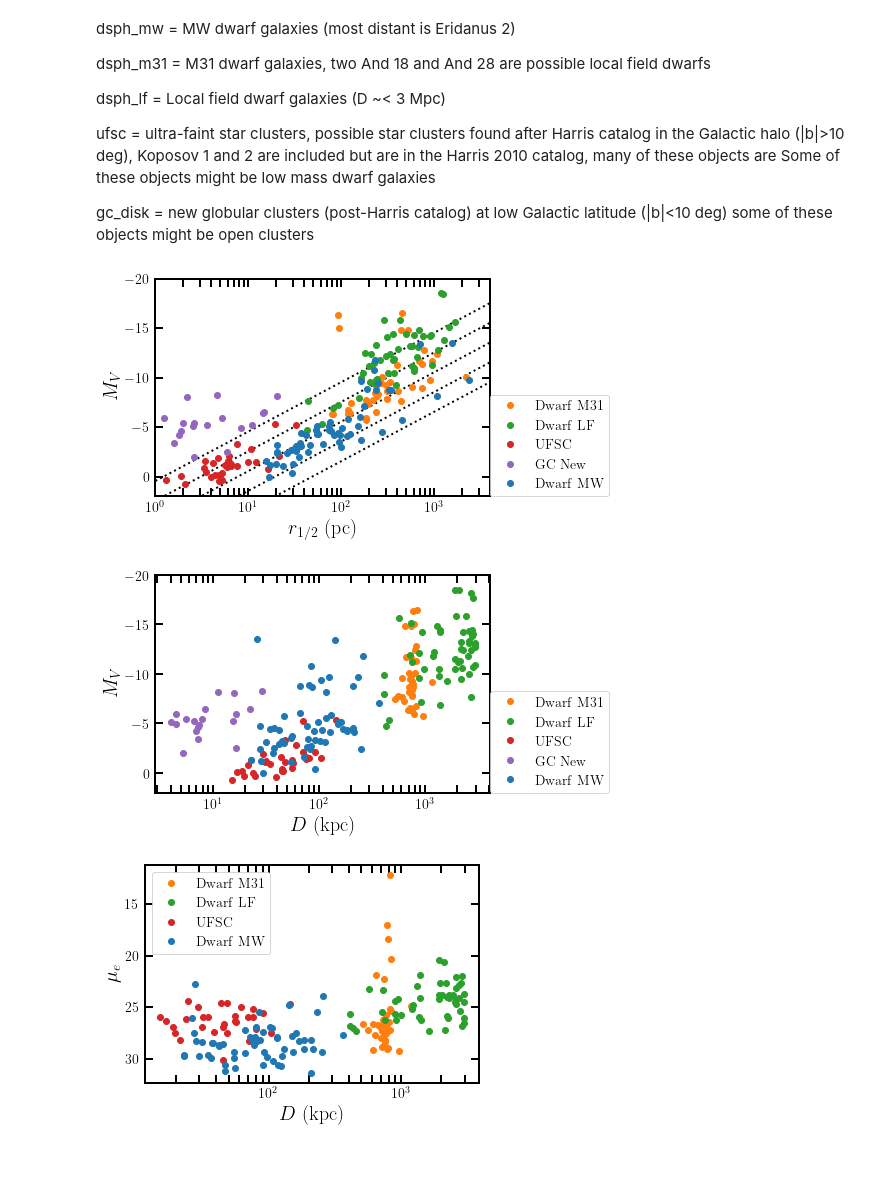
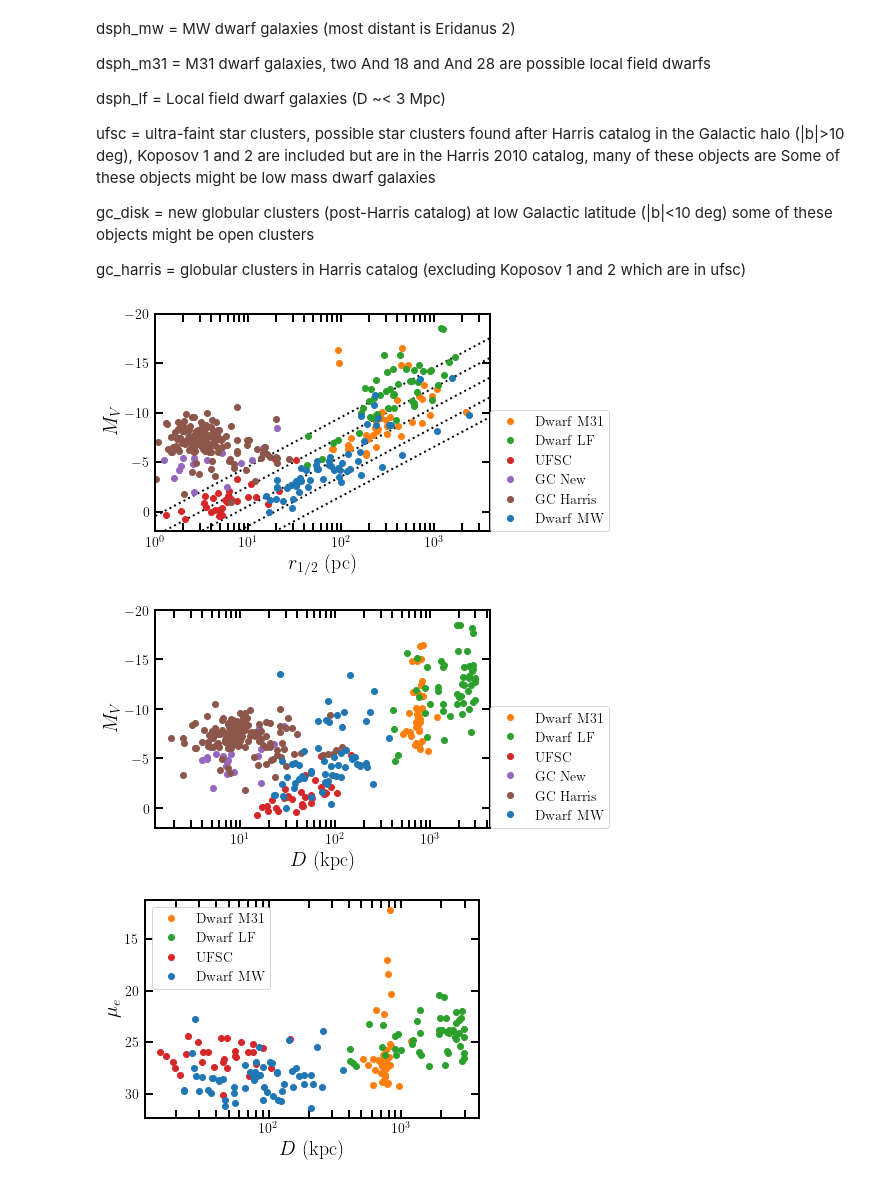
Before and after one commit to apace7/local_volume_database, a Jupyter notebook: example_notebooks/example_plots.ipynb, the cells around one changed output. Cells and saved outputs as stored; diff of their text form; code cells hidden in the pictures.

Commit message:
update example plots with Harris catalog; update citations

```diff
--- a/example_notebooks/example_plots.ipynb
+++ b/example_notebooks/example_plots.ipynb
@@ -32,6 +33,7 @@ dsph_m31 = table.Table.read('../data/dwarf_m31.csv')
 dsph_lf = table.Table.read('../data/dwarf_local_field.csv')
 ufsc = table.Table.read('../data/gc_ufsc.csv')
 gc_disk = table.Table.read('../data/gc_disk.csv')
+gc_harris = table.Table.read('../data/gc_harris.csv')
 # %% [markdown]
 dsph_mw = MW dwarf galaxies (most distant is Eridanus 2)
 
@@ -44,6 +46,8 @@ Some of these objects might be low mass dwarf galaxies
 
 gc_disk = new globular clusters (post-Harris catalog) at low Galactic latitude (|b|<10 deg)
 some of these objects might be open clusters
+
+gc_harris = globular clusters in Harris catalog (excluding Koposov 1 and 2 which are in ufsc)
 # %%
 ## M_V -> L_V
 def lum(m_x, m_x_sun=4.83):
@@ -68,6 +72,7 @@ plt.plot(dsph_m31['rhalf_sph_physical'], dsph_m31['MV'], 'o', label=r'${\rm Dwar
 plt.plot(dsph_lf['rhalf_sph_physical'],dsph_lf['MV'], 'o', label=r'${\rm Dwarf~LF}$')
 plt.plot(ufsc['rhalf_sph_physical'], ufsc['MV'], 'o',label=r'${\rm UFSC}$')
 plt.plot(gc_disk['rhalf_sph_physical'], gc_disk['MV'], 'o',label=r'${\rm GC~New}$')
+plt.plot(gc_harris['rhalf_sph_physical'], gc_harris['MV'], 'o',label=r'${\rm GC~Harris}$')
 plt.gca().set_xscale('log')
 plt.gca().invert_yaxis()
 plt.gca().set_xlabel(r'$r_{1/2}~({\rm pc})$')
@@ -77,23 +82,24 @@ plt.ylim(2, -20)
 plt.xlim(1, 4e3)
 plt.show()
 # %% [output]
-[figure, old version]
+[figure, new version]
 # %%
 ## distance-luminosity plots
 plt.errorbar(dsph_mw['distance'], dsph_mw['MV'], fmt='o', label=r'${\rm Dwarf~MW}$', )
 plt.plot(dsph_m31['distance'], dsph_m31['MV'], 'o', label=r'${\rm Dwarf~M31}$')
 plt.plot(dsph_lf['distance'],dsph_lf['MV'], 'o', label=r'${\rm Dwarf~LF}$')
 plt.plot(ufsc['distance'], ufsc['MV'], 'o',label=r'${\rm UFSC}$')
 plt.plot(gc_disk['distance'], gc_disk['MV'], 'o',label=r'${\rm GC~New}$')
+plt.plot(gc_harris['distance'], gc_harris['MV'], 'o',label=r'${\rm GC~Harris}$')
 plt.gca().set_xscale('log')
 plt.gca().invert_yaxis()
 plt.gca().set_xlabel(r'$D~({\rm kpc})$')
 plt.gca().set_ylabel(r'$M_V$')
 plt.legend(loc=(1,0))
 plt.ylim(2, -20)
 plt.show()
 # %% [output]
-[figure, old version]
+[figure, new version]
 # %%
 ## distance versus average surface brightness
 plt.errorbar(dsph_mw['distance'], dsph_mw['surface_brightness_rhalf'], fmt='o', label=r'${\rm Dwarf~MW}$', )
```
Also changed, not shown: parts of 7 cells of this notebook, 2 other files.
